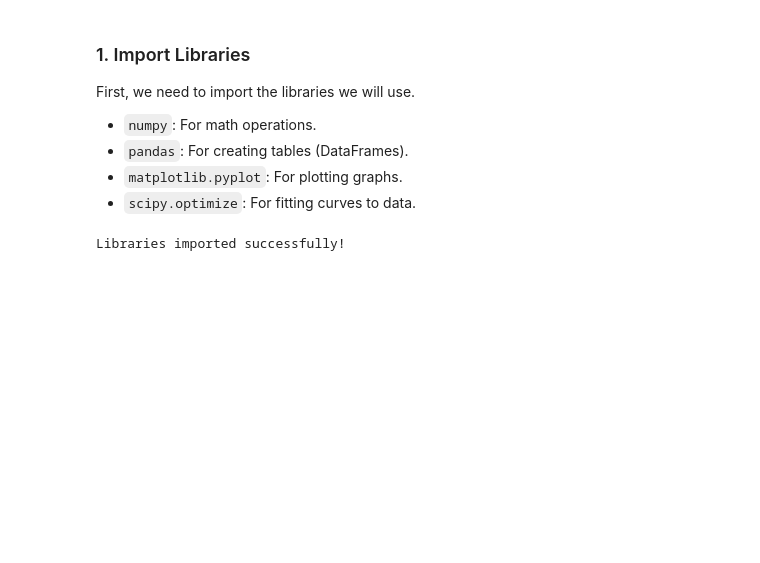
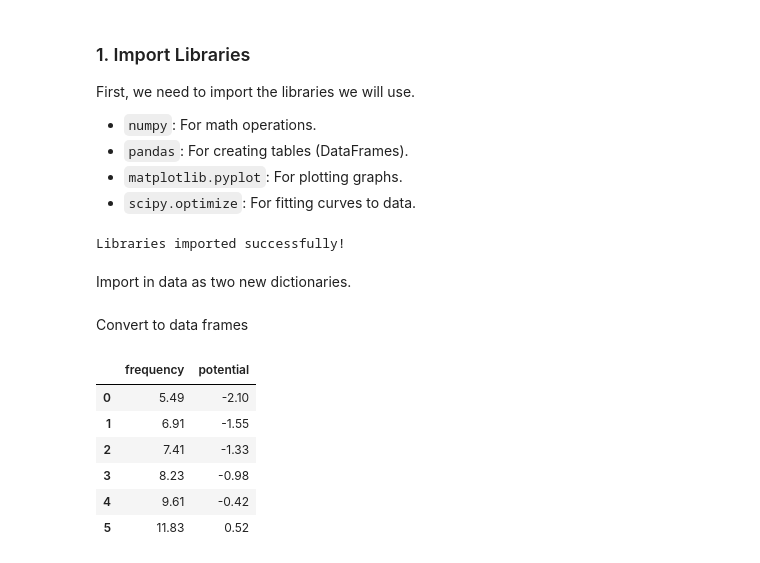
Before and after one commit to axu1-eng/QuantumMechanicsProject1, a Jupyter notebook: Part_2_Code.ipynb, the cells around one changed output. Drawn from its saved outputs; the diff is of its cells as text; code cells hidden in the pictures; blank space fills up the shorter version.

```diff
--- a/Part_2_Code.ipynb
+++ b/Part_2_Code.ipynb
@@ -17,3 +17,5 @@ from scipy.optimize import curve_fit
 print("Libraries imported successfully!")
 # %% [output]
 Libraries imported successfully!
+# %% [markdown]
+Import in data as two new dictionaries.
@@ -19,0 +34,13 @@ Libraries imported successfully!
+# %% [markdown]
+Convert to data frames
+# %%
+dfNa = pd.DataFrame(data_Na)
+dfNa
+# %% [output]
+|  | frequency | potential |
+| 0 | 5.49 | -2.10 |
+| 1 | 6.91 | -1.55 |
+| 2 | 7.41 | -1.33 |
+| 3 | 8.23 | -0.98 |
+| 4 | 9.61 | -0.42 |
+| 5 | 11.83 | 0.52 |
```
Also changed, not shown: parts of 5 cells of this notebook.
